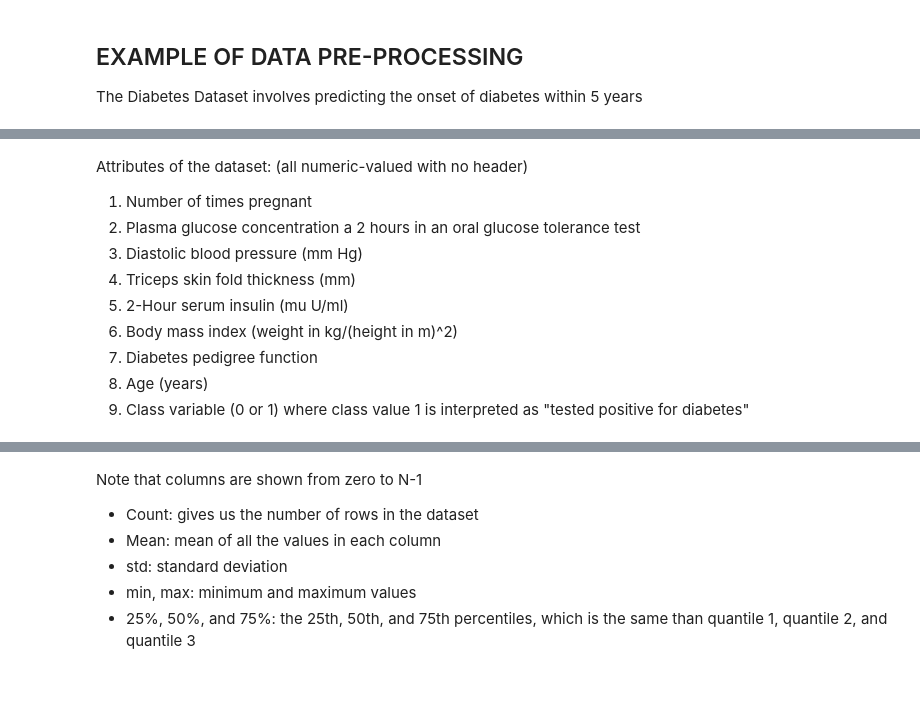
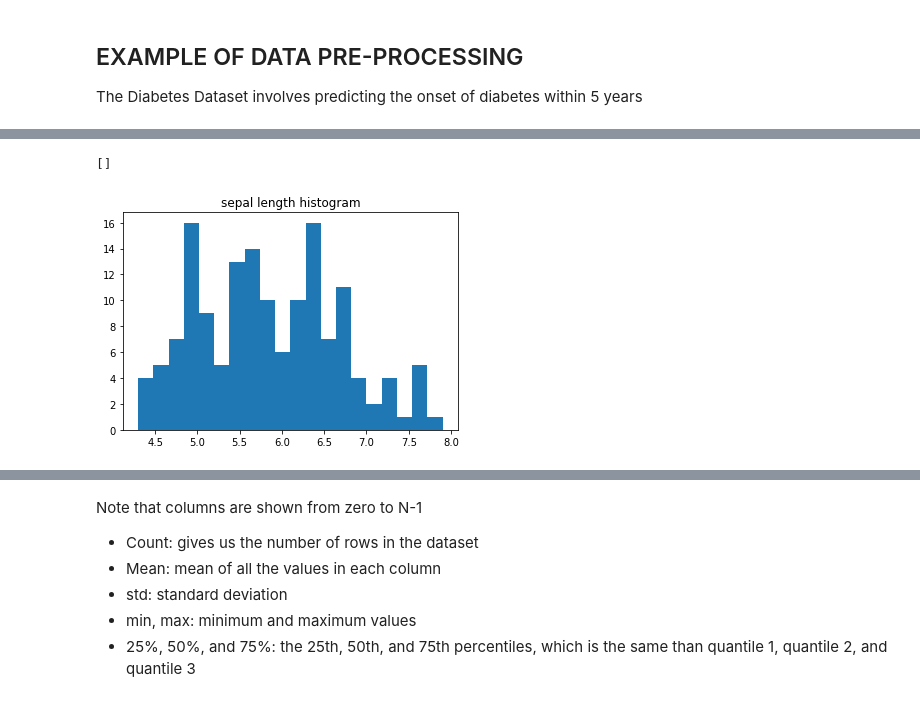
Before and after one commit to MartaVallejo/MachineLearning, a Jupyter notebook: DataPreprocessing.ipynb, the cells around one changed output, grey strips where cells are left out. Drawn from its saved outputs; the diff is of its cells as text; code cells hidden in the pictures.

```diff
--- a/DataPreprocessing.ipynb
+++ b/DataPreprocessing.ipynb
@@ -11,3 +69,10 @@ import pandas as pd
+# %%
+plt.hist(dataset['sepal length (cm)'], bins=20)
+plt.title('sepal length histogram')
+plt.plot()
+# %% [output]
+[]
+[figure, added]
 # %%
 '''
 This line will allow us to load the dataset
@@ -20,12 +85,0 @@ dataset = pd.read_csv('pima-indians-diabetes.csv', header=None)
-# %% [markdown]
-Attributes of the dataset: (all numeric-valued with no header)
-   1. Number of times pregnant
-   2. Plasma glucose concentration a 2 hours in an oral glucose tolerance test
-   3. Diastolic blood pressure (mm Hg)
-   4. Triceps skin fold thickness (mm)
-   5. 2-Hour serum insulin (mu U/ml)
-   6. Body mass index (weight in kg/(height in m)^2)
-   7. Diabetes pedigree function
-   8. Age (years)
-   9. Class variable (0 or 1)
-where class value 1 is interpreted as "tested positive for diabetes"
```
Also changed, not shown: parts of 29 cells of this notebook.
